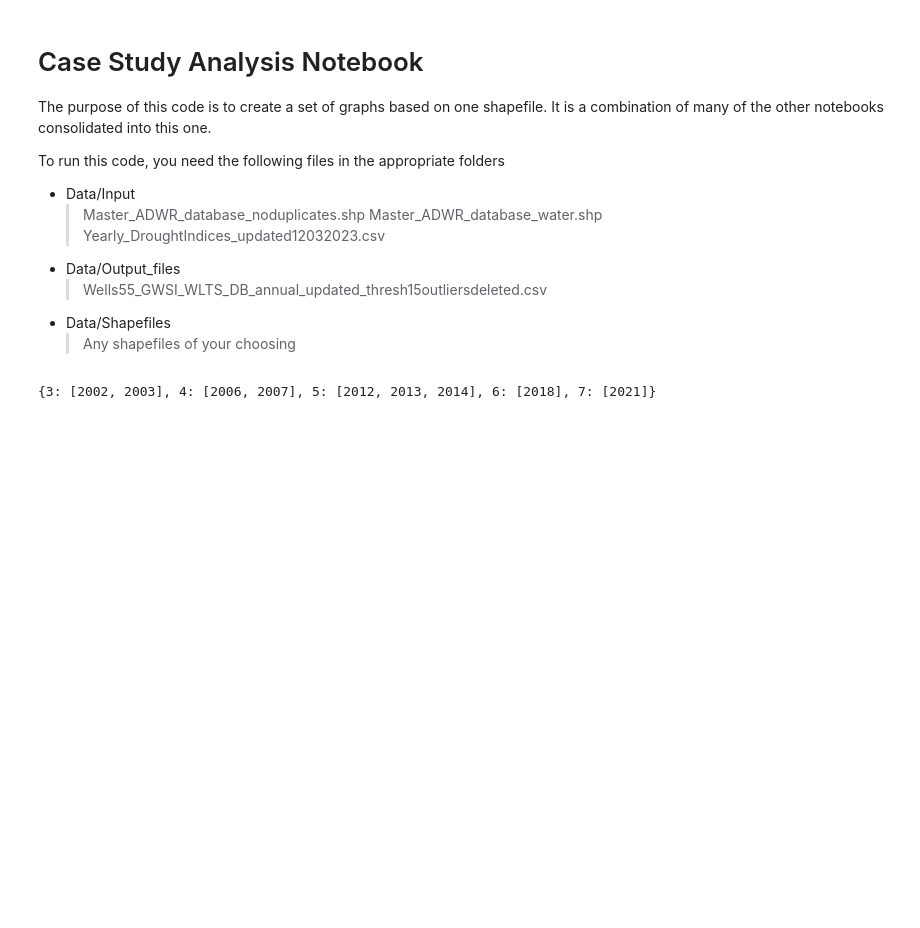
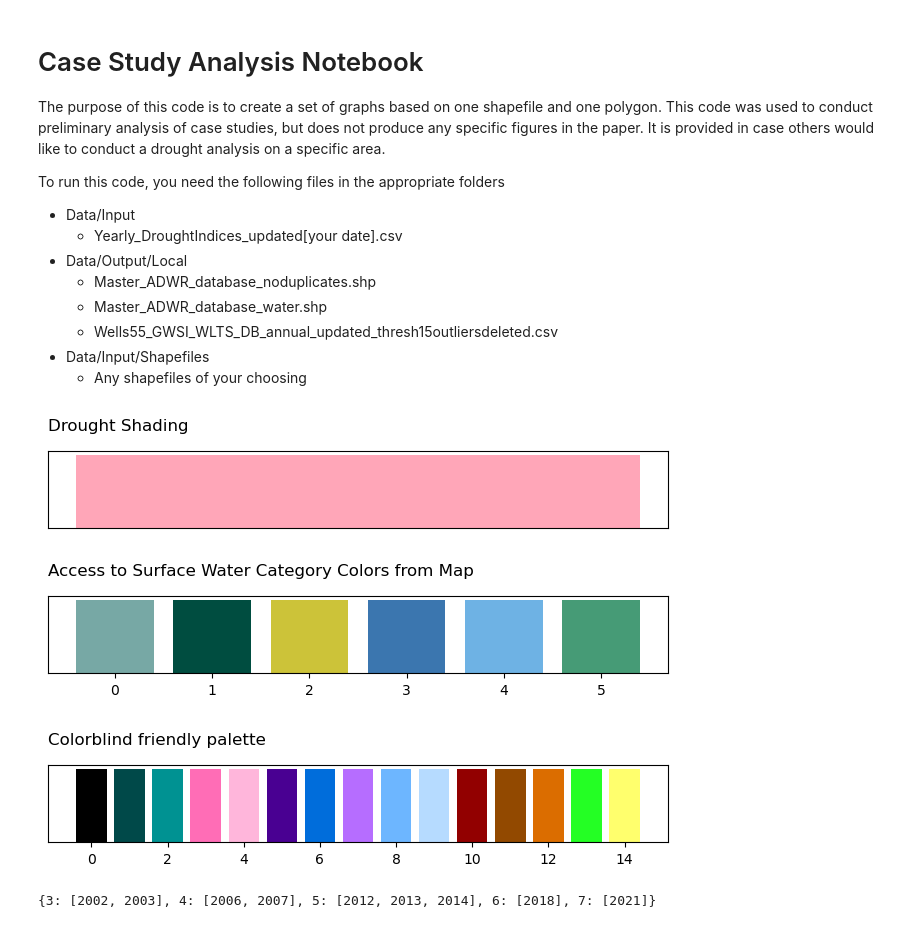
Before and after one commit to dtadych/Drought_Southwest, a Jupyter notebook: Code/FigureCreation/4b_CasestudyAnalysis.ipynb, the cells around one changed output. Saved outputs shown, nothing was run; the diff lists cells and outputs as text; code cells hidden in the pictures; blank space fills up the shorter version.

Commit message:
Renaming files to camel case and other little edits

```diff
--- a/Code/FigureCreation/4_Casestudy_Analysis.ipynb
+++ b/Code/FigureCreation/4b_CasestudyAnalysis.ipynb
@@ -1,17 +1,17 @@
 # %% [markdown]
 # Case Study Analysis Notebook
 
-The purpose of this code is to create a set of graphs based on one shapefile.  It is a combination of many of the other notebooks consolidated into this one.
+The purpose of this code is to create a set of graphs based on one shapefile and one polygon.  This code was used to conduct preliminary analysis of case studies, but does not produce any specific figures in the paper.  It is provided in case others would like to conduct a drought analysis on a specific area.
 
 To run this code, you need the following files in the appropriate folders
  - Data/Input
-   > Master_ADWR_database_noduplicates.shp
-   > Master_ADWR_database_water.shp
-   > Yearly_DroughtIndices_updated12032023.csv
- - Data/Output_files
-   > Wells55_GWSI_WLTS_DB_annual_updated_thresh15outliersdeleted.csv
- - Data/Shapefiles
-   > Any shapefiles of your choosing
+   - Yearly_DroughtIndices_updated[your date].csv
+ - Data/Output/Local
+   - Master_ADWR_database_noduplicates.shp
+   - Master_ADWR_database_water.shp
+   - Wells55_GWSI_WLTS_DB_annual_updated_thresh15outliersdeleted.csv
+ - Data/Input/Shapefiles
+   - Any shapefiles of your choosing
 # %%
 # Packages and paths
 # %%
@@ -81,3 +41,52 @@ swdom = '#469B76'
+# %%
+# %% Creating colors
+drought_color = '#ffa6b8'
+
+# Color blind palette
+# https://jacksonlab.agronomy.wisc.edu/2016/05/23/15-level-colorblind-friendly-palette/
+cblind =["#000000","#004949","#009292","#ff6db6","#ffb6db",
+ "#490092","#006ddb","#b66dff","#6db6ff","#b6dbff",
+ "#920000","#924900","#db6d00","#24ff24","#ffff6d"]
+
+# Colors from map
+cap = '#77A8A5' #'#C6652B'
+cap_secondary = '#004D40'
+# noCAP = '#EDE461' # This is one from the map in the trend paper
+noCAP = '#CCC339' # This color but darker for lines
+GWdom = '#3B76AF'
+mixed = '#6EB2E4'
+swdom = '#469B76'
+a2sw_colors =[cap,cap_secondary,noCAP,GWdom,mixed,swdom]
+
+# Create a bar plot to visualize colors
+palette = [drought_color]
+fig, ax = plt.subplots(figsize=(8, 1))
+ax.bar(range(len(palette)), height=1, color=palette)
+ax.set_title('Drought Shading',loc='left',pad=15)
+# Remove y-axis
+ax.set_yticks([])
+ax.set_xticks([])
+plt.show()
+
+palette = a2sw_colors
+fig, ax = plt.subplots(figsize=(8, 1))
+ax.bar(range(len(palette)), height=1, color=palette)
+ax.set_title('Access to Surface Water Category Colors from Map',loc='left',pad=15)
+# Remove y-axis
+ax.set_yticks([])
+plt.show()
+
+palette = cblind
+fig, ax = plt.subplots(figsize=(8, 1))
+ax.bar(range(len(palette)), height=1, color=palette)
+ax.set_title('Colorblind friendly palette',loc='left',pad=15)
+# Remove y-axis
+ax.set_yticks([])
+plt.show()
+# %% [output]
+[figure, added]
+[figure, added]
+[figure, added]
 # %%
 # %% Drought dictionary
 DROUGHT_YEARS = {
```
Also changed, not shown: parts of 8 cells of this notebook, 8 other files.
